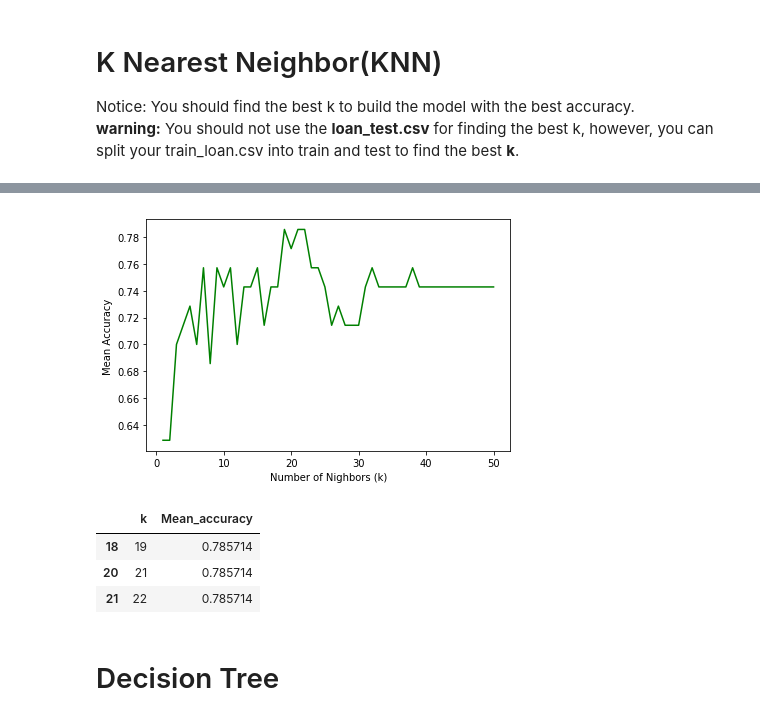
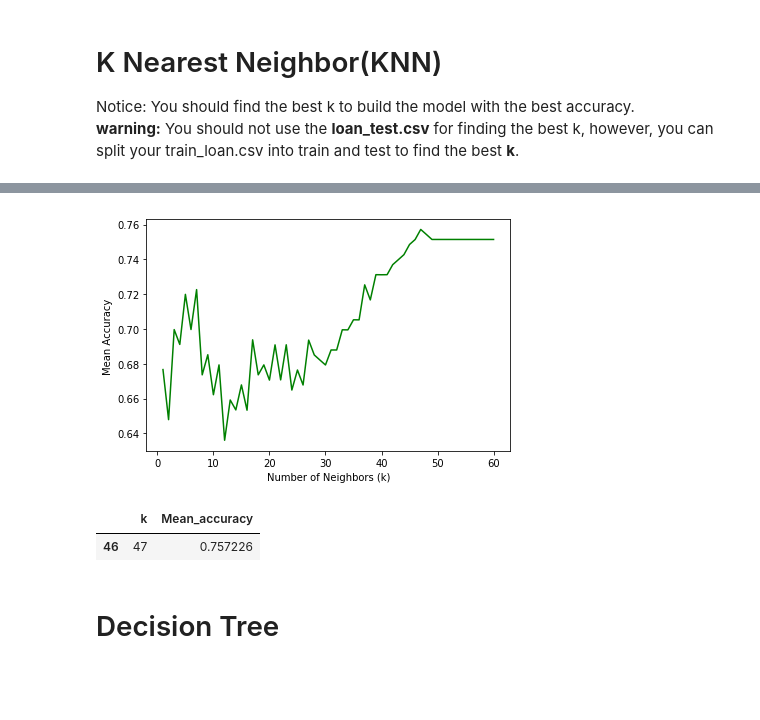
Before and after one commit to rcmtavares/coursera-capstone-project, a Jupyter notebook: ML0101EN final project.ipynb, the cells around one changed output, grey strips where cells are left out. Drawn from its saved outputs; the diff is of its cells as text; code cells hidden in the pictures; blank space fills up the shorter version.

Commit message:
KNN using cross validation with 5 partitions. Best k=47 => Accuracy score = 0.757226

```diff
--- a/ML0101EN final project.ipynb
+++ b/ML0101EN final project.ipynb
@@ -341,0 +274,40 @@ results
+# %%
+# In order to train the KNN model, let's split the original data into train (80% of samples) and test (20% of samples)
+# data sets. This is a good technique for avoiding overfitting in the model, and will provide more realistic
+# assessment of the algorithm performance for predicting out-of-sample values.
+#
+# On the other hand, by not using the full data set, we are not able to fully capture the algorithm performance.
+# One way to overcome this problem is to use Cross Validation, which splits the data into "partitions" and runs
+# the algorithm multiple times, using one partition as the test set and the others as the training set, until
+# all combinations are exausted. As a result, we can average the scores to obtain a more realistic generalization
+# performance of the algorithm.
+
+# Import the necessary objects and functions
+from sklearn.neighbors import KNeighborsClassifier
+from sklearn import metrics
+from sklearn.model_selection import cross_val_score
+
+# Create two lists for storing the corresponding k's and mean accuracies
+k_list = []
+mean_accuracy_list = []
+
+# Define the range of k's we are going to test
+min_k = 1
+max_k = 60
+
+# Run the KNN classifier for each value of k (number of neighbors)
+for k in range(min_k, max_k+1):
+    # Create a KNN classifier and run the cross validation using 5 partitions
+    knn = KNeighborsClassifier(n_neighbors = k)
+    scores = cross_val_score( knn, X, y, cv=5)
+
+    # Calculate the the mean score
+    mean_accuracy = scores.mean()
+
+    # Store the results
+    k_list.append(k)
+    mean_accuracy_list.append(mean_accuracy)
+
+# Create a table with the corresponding k and accuracy values
+results = pd.DataFrame( data = {'k': k_list, 'Mean_accuracy': mean_accuracy_list} )
+results
@@ -342,19 +332,19 @@ results
 # %%
 # Plot the accuracy of the model as a function of k, to analyze if there is a trend
 plt.plot(results[['k']], results[['Mean_accuracy']],'g')
 plt.ylabel('Mean Accuracy ')
-plt.xlabel('Number of Nighbors (k)')
+plt.xlabel('Number of Neighbors (k)')
 plt.tight_layout()
 plt.show()
-
-# Show which values of K produce the higher accuracy
-results[results.Mean_accuracy == max(accuracy_list)]
 # %% [output]
-[figure, old version]
+[figure, new version]
-|  | k | Mean_accuracy |
-| 18 | 19 | 0.785714 |
-| 20 | 21 | 0.785714 |
-| 21 | 22 | 0.785714 |
+# %%
+# Show which values of K produce the higher accuracy
+best_results = results[results.Mean_accuracy == max(mean_accuracy_list)]
+best_results
+# %% [output]
+|  | k | Mean_accuracy |
+| 46 | 47 | 0.757226 |
 # %% [markdown]
 # Decision Tree
 # %% [markdown]
```
Also changed, not shown: parts of 5 cells of this notebook.
